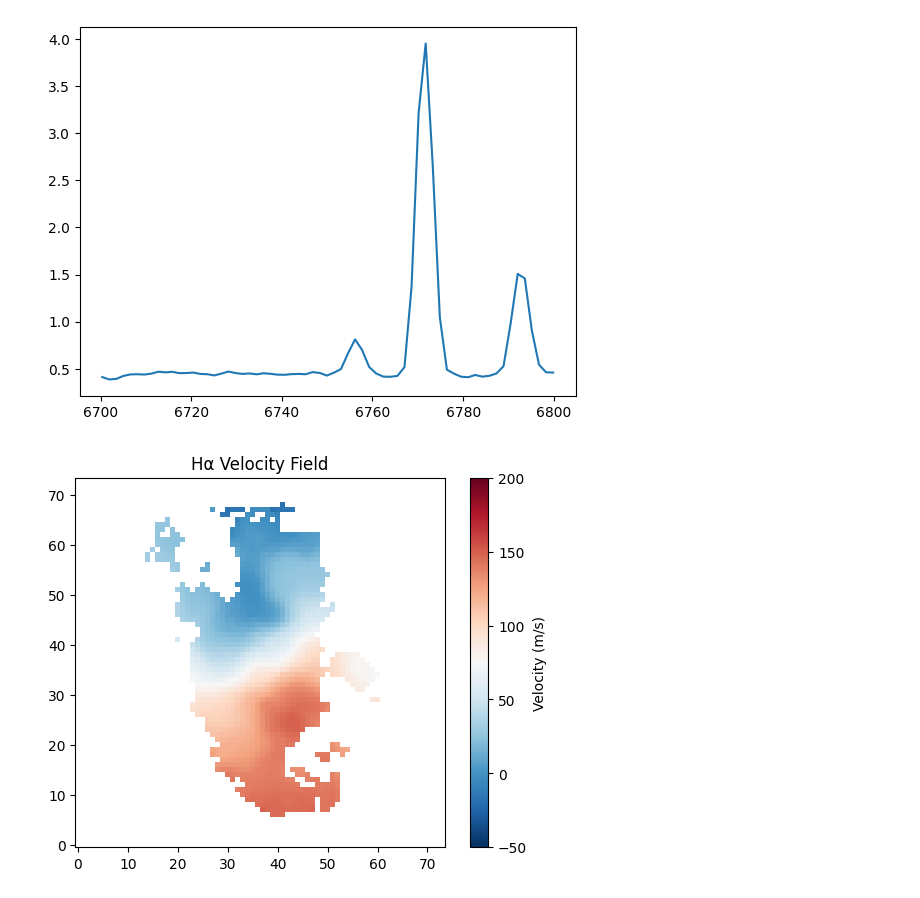
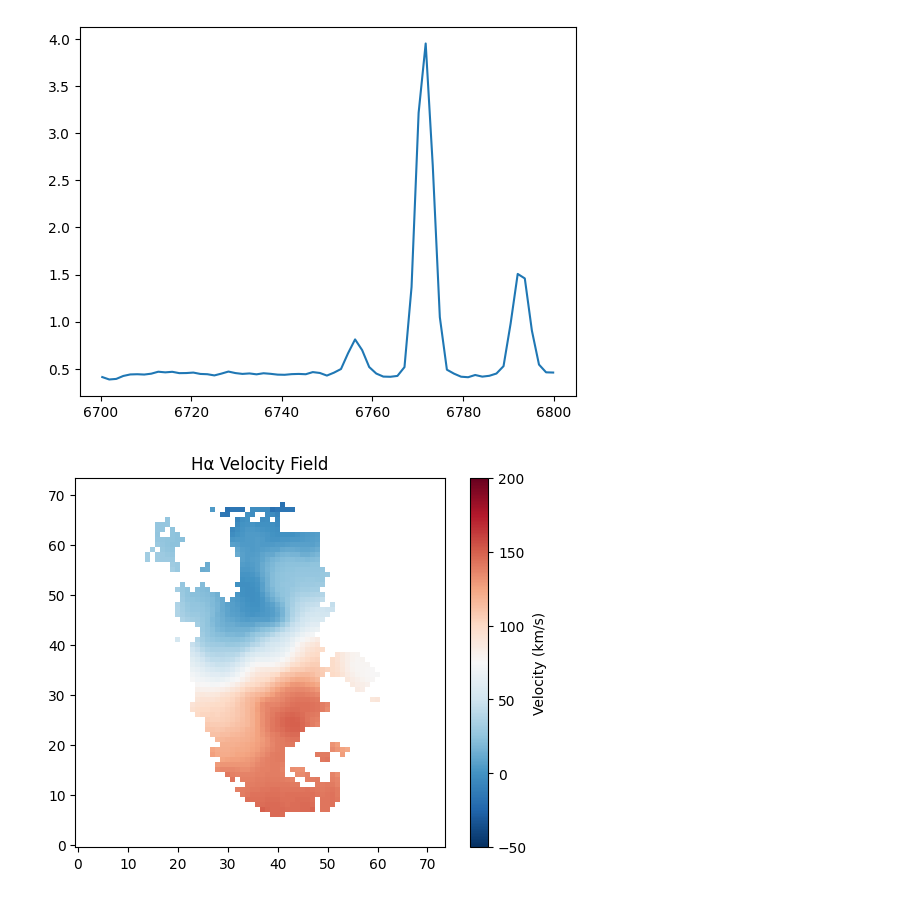
Before and after one commit to AJWestley/Galaxy-Redshift, a Jupyter notebook: pipeline.ipynb, the cells around one changed output. Saved outputs shown, nothing was run; the diff lists cells and outputs as text; code cells hidden in the pictures.

```diff
--- a/pipeline.ipynb
+++ b/pipeline.ipynb
@@ -62,9 +62,9 @@ plt.plot(wave[mask], flux[mask, y, x], label='Spectrum at (37, 37)')
 # %%
 vel_map, flux_map, wave_map, popt_map = cube_fit_Halpha(flux, wave, window_centre=6770, threshold=0.01, ws=40, std=1)
 
 plt.imshow(vel_map, origin='lower', cmap='RdBu_r', vmin=-50, vmax=200)
-plt.colorbar(label="Velocity (m/s)")
+plt.colorbar(label="Velocity (km/s)")
 plt.title("Hα Velocity Field")
 plt.show()
 # %% [output]
-[figure, old version]
+[figure, new version]
```
Also changed, not shown: parts of 3 cells of this notebook.
